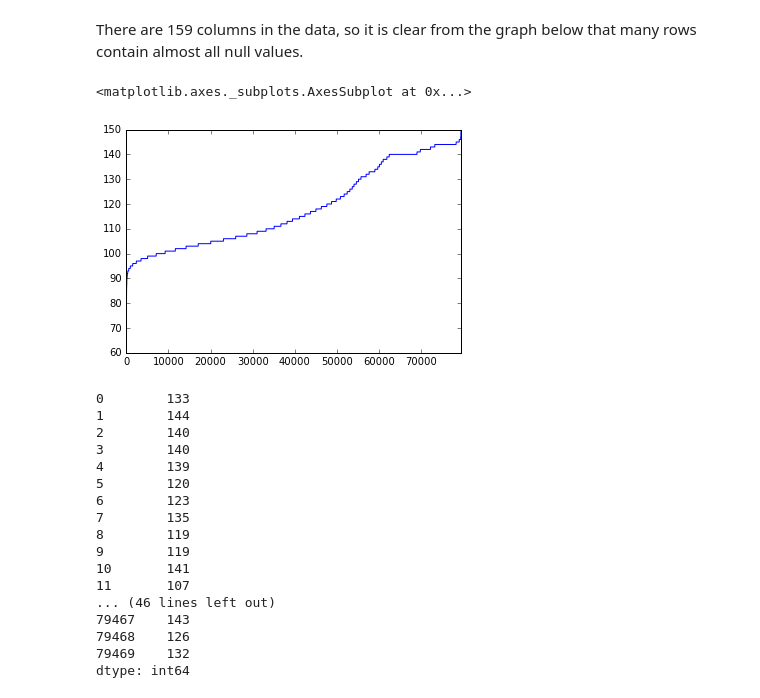
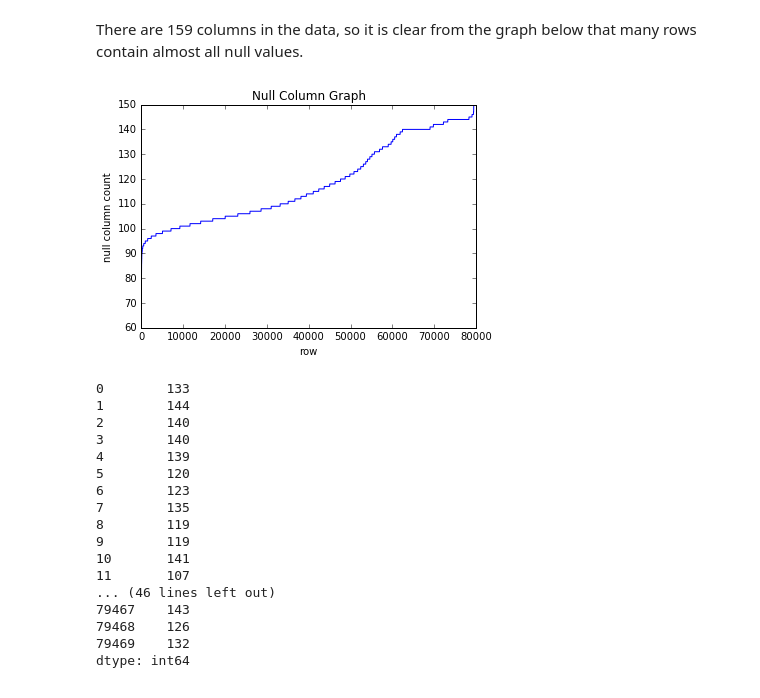
Before and after one commit to jaredvonhalle/CSC478WorldFoodFacts, a Jupyter notebook: Food.ipynb, the cells around one changed output. Drawn from its saved outputs; the diff is of its cells as text; code cells hidden in the pictures.

Commit message:
Finish Classification. Redo plots

```diff
--- a/Food.ipynb
+++ b/Food.ipynb
@@ -90,11 +90,14 @@ nullRowDataIndexReset
 dtype: int64
 # %% [markdown]
 There are 159 columns in the data, so it is clear from the graph below that many rows contain almost all null values.
-# %%
-nullRowDataIndexReset.plot()
-# %% [output]
-<matplotlib.axes._subplots.AxesSubplot at 0x...>
-[figure, removed]
+# %%
+plt.plot(nullRowDataIndexReset)
+plt.ylabel('null column count')
+plt.xlabel('row')
+plt.title('Null Column Graph')
+plt.show()
+# %% [output]
+[figure, added]
 # %%
 nullsPerRow = data.isnull().sum(axis=1)
 # %%
```
Also changed, not shown: parts of 14 cells of this notebook.
